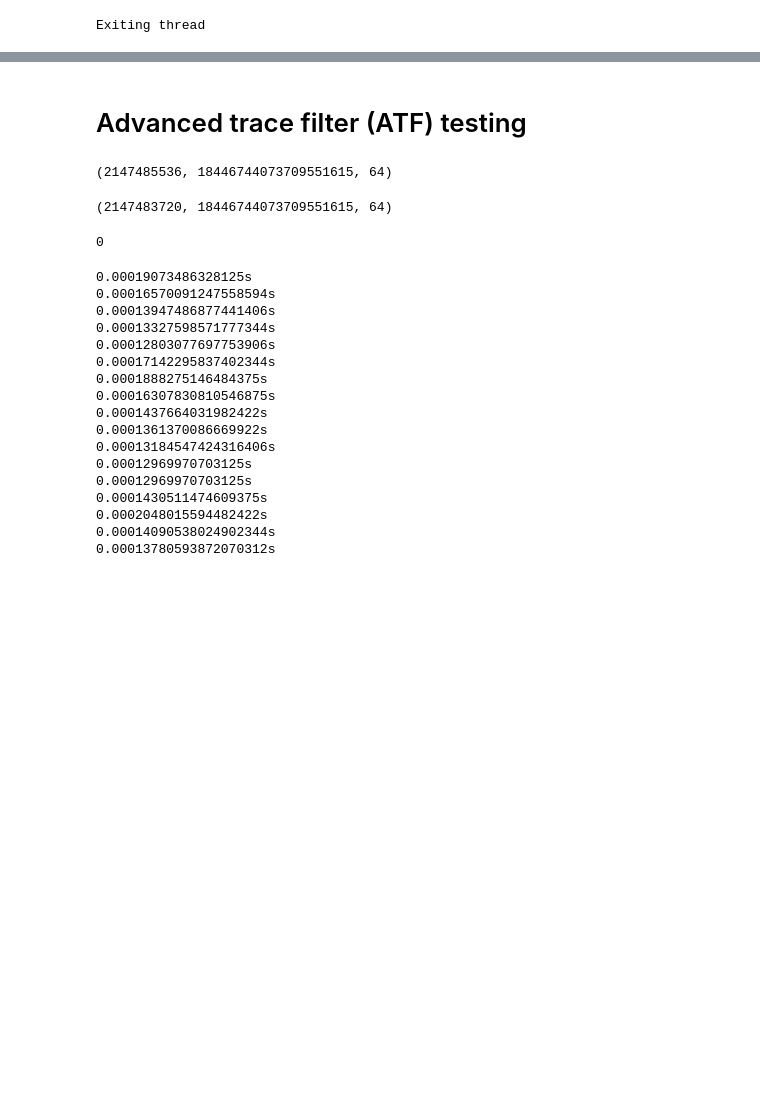
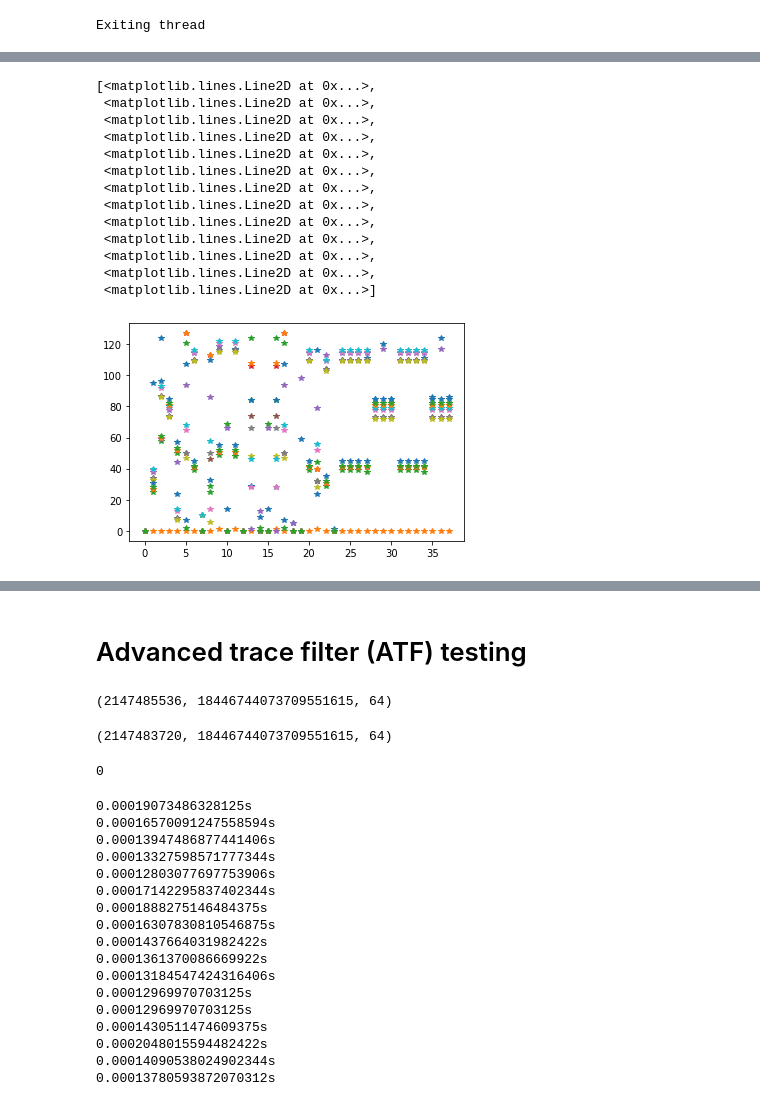
Before and after one commit to michalmonday/xohw23-121, a Jupyter notebook: jupyter_notebooks/pynq_wrapper.ipynb, the cells around one changed output, grey strips where cells are left out. Drawn from its saved outputs; the diff is of its cells as text; code cells hidden in the pictures; blank space fills up the shorter version.

```diff
--- a/jupyter_notebooks/pynq_wrapper.ipynb
+++ b/jupyter_notebooks/pynq_wrapper.ipynb
@@ -727,0 +806,17 @@ anomaly_detection.vectors_hashes
+# %%
+plt.plot(anomaly_detection.dataset.T, linestyle='', marker="*")
+# %% [output]
+[<matplotlib.lines.Line2D at 0x...>,
+ <matplotlib.lines.Line2D at 0x...>,
+ <matplotlib.lines.Line2D at 0x...>,
+ <matplotlib.lines.Line2D at 0x...>,
+ <matplotlib.lines.Line2D at 0x...>,
+ <matplotlib.lines.Line2D at 0x...>,
+ <matplotlib.lines.Line2D at 0x...>,
+ <matplotlib.lines.Line2D at 0x...>,
+ <matplotlib.lines.Line2D at 0x...>,
+ <matplotlib.lines.Line2D at 0x...>,
+ <matplotlib.lines.Line2D at 0x...>,
+ <matplotlib.lines.Line2D at 0x...>,
+ <matplotlib.lines.Line2D at 0x...>]
+[figure, added]
```
Also changed, not shown: parts of 15 cells of this notebook, 22 other files.
